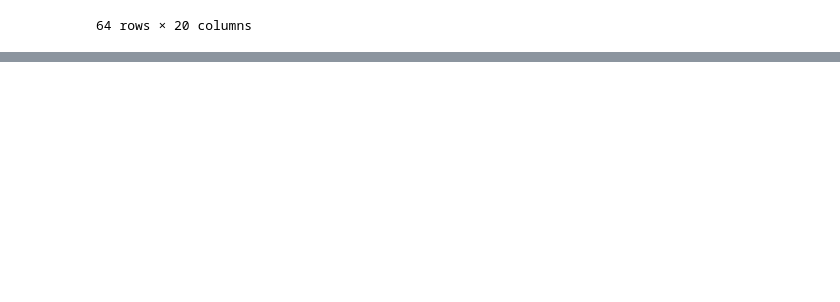
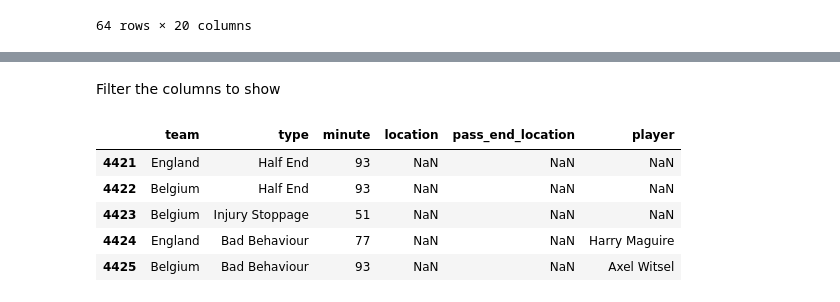
Before and after one commit to chikoungoun/Football, a Jupyter notebook: StatsBomb/Statsbomb API tuto.ipynb, the cells around one changed output, grey strips where cells are left out. Drawn from its saved outputs; the diff is of its cells as text; code cells hidden in the pictures; blank space fills up the shorter version.

```diff
--- a/StatsBomb/Statsbomb API tuto.ipynb
+++ b/StatsBomb/Statsbomb API tuto.ipynb
@@ -48,0 +92,12 @@ credentials were not supplied. open data access only
+# %% [markdown]
+Filter the columns to show
+# %%
+events = events[['team','type','minute','location','pass_end_location','player']]
+events.tail()
+# %% [output]
+|  | team | type | minute | location | pass_end_location | player |
+| 4421 | England | Half End | 93 | NaN | NaN | NaN |
+| 4422 | Belgium | Half End | 93 | NaN | NaN | NaN |
+| 4423 | Belgium | Injury Stoppage | 51 | NaN | NaN | NaN |
+| 4424 | England | Bad Behaviour | 77 | NaN | NaN | Harry Maguire |
+| 4425 | Belgium | Bad Behaviour | 93 | NaN | NaN | Axel Witsel |
```
Also changed, not shown: parts of 8 cells of this notebook.
